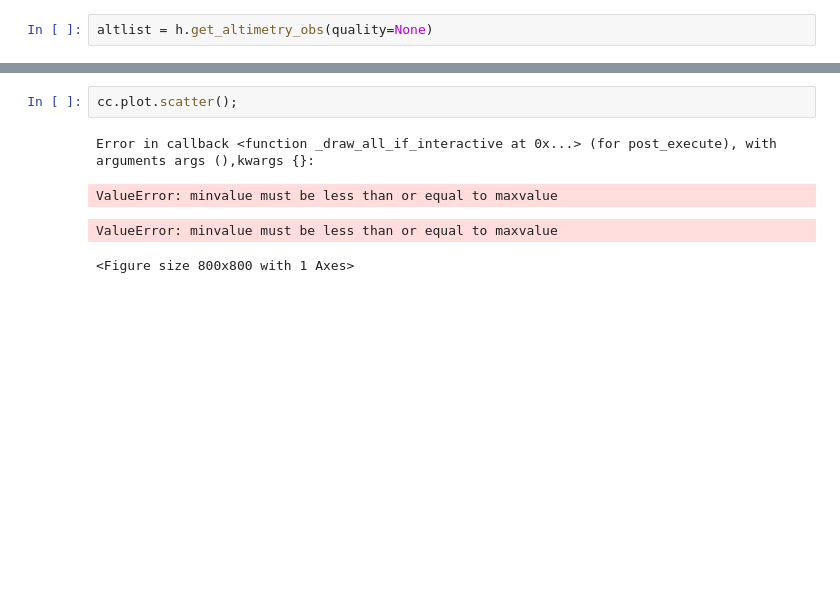
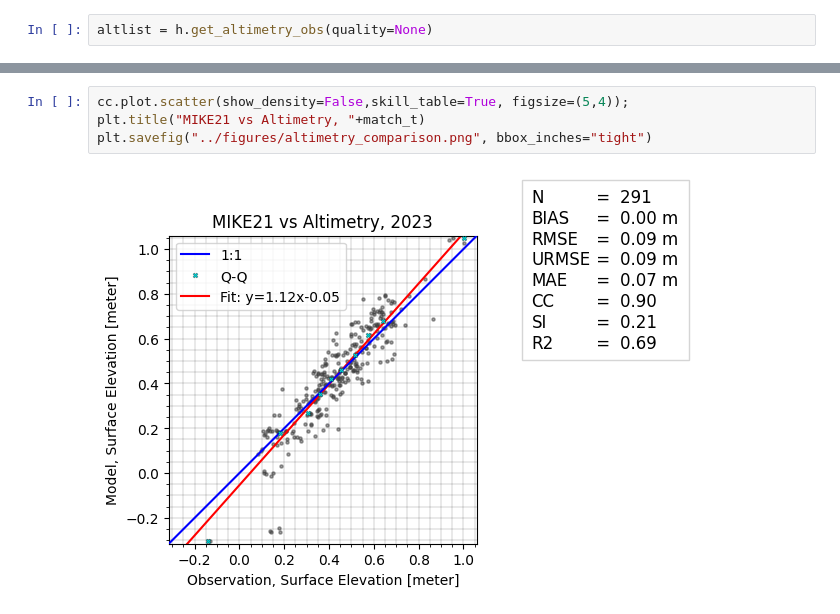
Before and after one commit to DHI/WaterBench-MIKE21HD-Oresund, a Jupyter notebook: code/model_validation_altimetry.ipynb, the cells around one changed output, grey strips where cells are left out. Saved outputs shown, nothing was run; the diff lists cells and outputs as text; blank space fills up the shorter version.

```diff
--- a/code/model_validation_altimetry.ipynb
+++ b/code/model_validation_altimetry.ipynb
@@ -52,8 +54,7 @@ cc.skill().round(4)
-# %%
-cc.plot.scatter();
-# %% [output]
-Error in callback <function _draw_all_if_interactive at 0x...> (for post_execute), with arguments args (),kwargs {}:
-ValueError: minvalue must be less than or equal to maxvalue
-ValueError: minvalue must be less than or equal to maxvalue
-<Figure size 800x800 with 1 Axes>
+# %%
+cc.plot.scatter(show_density=False,skill_table=True, figsize=(5,4));
+plt.title("MIKE21 vs Altimetry, "+match_t)
+plt.savefig("../figures/altimetry_comparison.png", bbox_inches="tight")
+# %% [output]
+[figure, added]
 # %%
```
Also changed, not shown: parts of 5 cells of this notebook, 1 other file.
